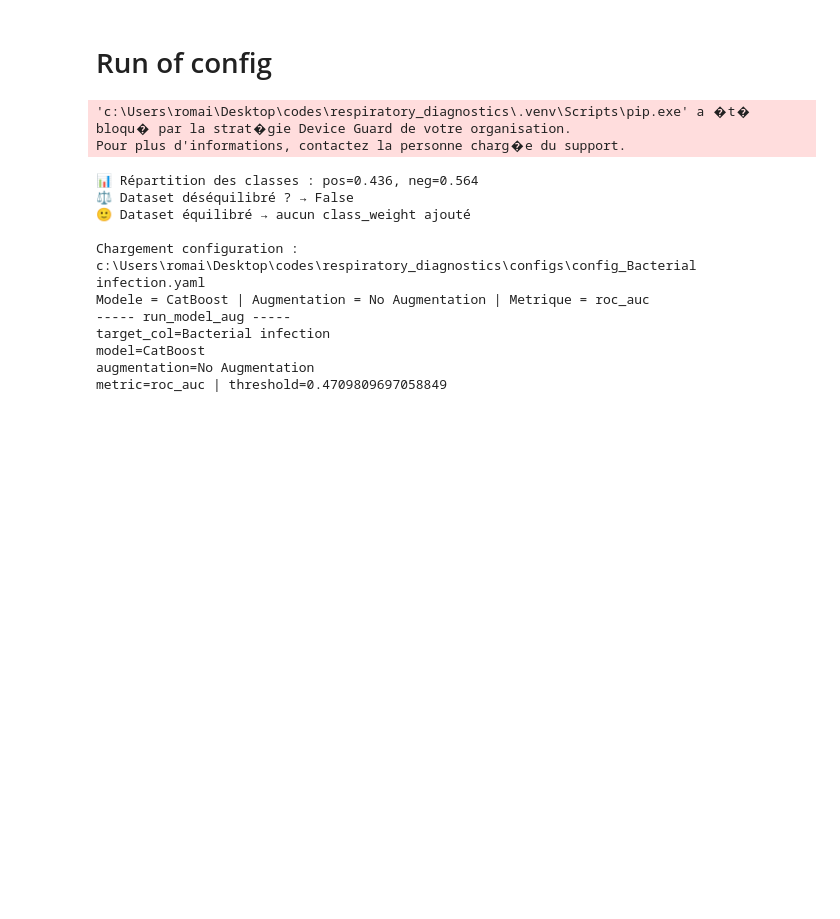
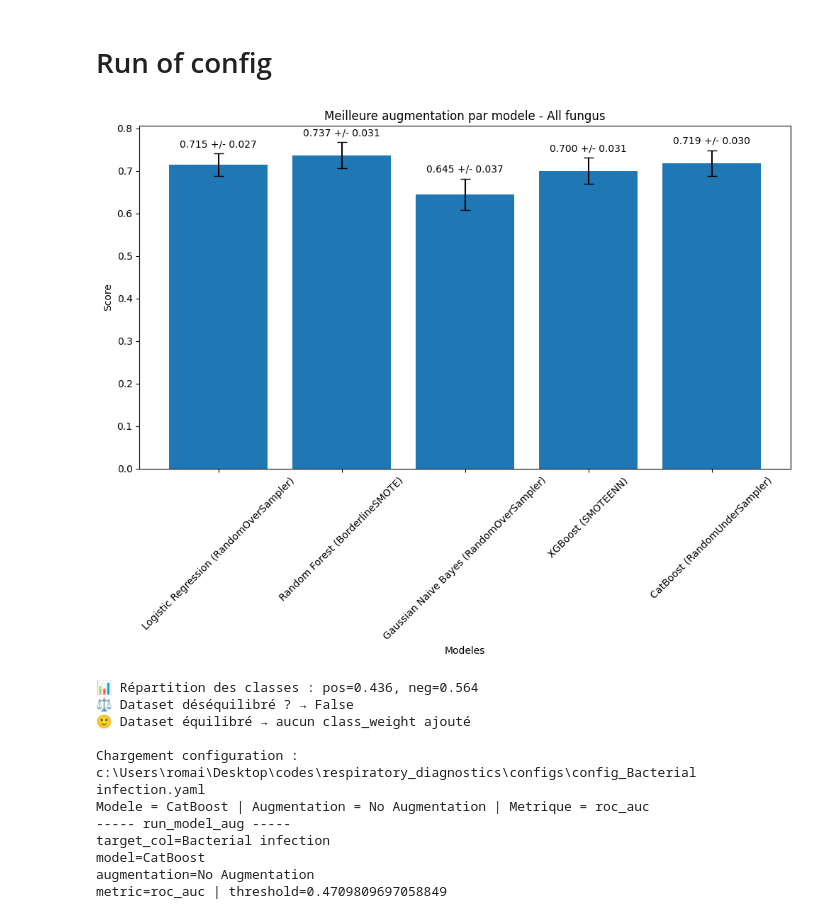
Before and after one commit to Romain-Forte/respiratory_diagnostics, a Jupyter notebook: dev_algo.ipynb, the cells around one changed output. Cells and saved outputs as stored; diff of their text form; code cells hidden in the pictures; blank space fills up the shorter version.

```diff
--- a/dev_algo.ipynb
+++ b/dev_algo.ipynb
@@ -322,10 +249,13 @@ for target_col in df_labels_fusion.columns:
 # %% [markdown]
 # Run of config
 # %%
-!pip
+
+sys.modules.pop('utils.visualisation',None)
+from utils.visualisation import plot_bars_from_save
+
+plot_bars_from_save(r"C:\Users\romai\Desktop\travail\avancement\model_grid_search\All_fungus\scores_summary.csv")
 # %% [output]
-'c:\Users\romai\Desktop\codes\respiratory_diagnostics\.venv\Scripts\pip.exe' a �t� bloqu� par la strat�gie Device Guard de votre organisation.
-Pour plus d'informations, contactez la personne charg�e du support.
+[figure, added]
 # %%
 sys.modules.pop('utils.run_model',None)
 sys.modules.pop('utils.visualisation',None)
```
Also changed, not shown: parts of 4 cells of this notebook, 6 other files.
